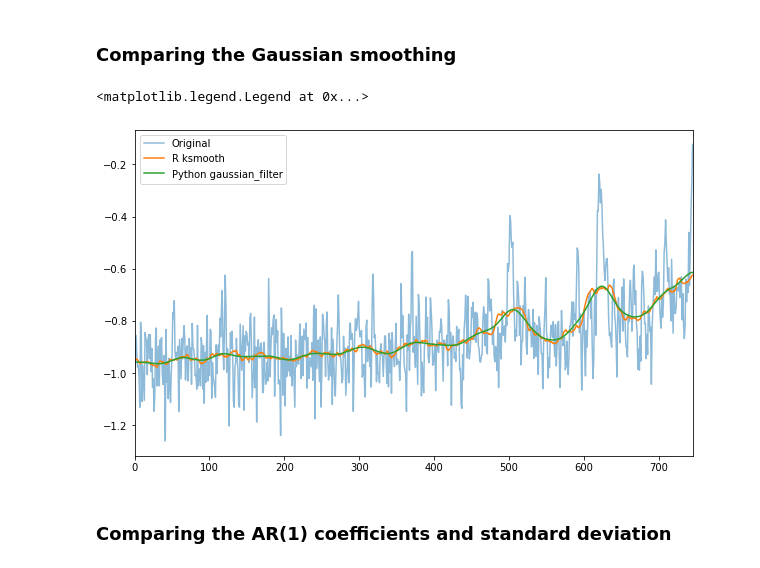
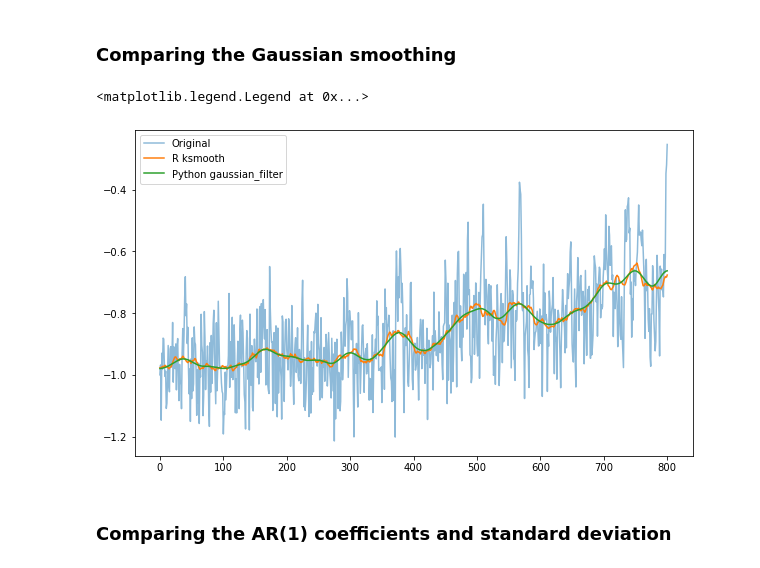
Before and after one commit to BeatrizArellano/regimeshifts, a Jupyter notebook: notebooks/Ews_Python_vs_R.ipynb, the cells around one changed output. Cells and saved outputs as stored; diff of their text form; code cells hidden in the pictures.

```diff
--- a/notebooks/Ews_Python_vs_R.ipynb
+++ b/notebooks/Ews_Python_vs_R.ipynb
@@ -48,13 +48,13 @@ ax.legend();
 # %%
 smooth_python = bef_rs.gaussian_det(bW=40).trend
 fig, ax = plt.subplots(figsize=(10,6))
-bef_rs.plot(ax=ax, alpha=0.5,label='Original')
+bef_rs[0].plot(ax=ax, alpha=0.5,label='Original')
 ax.plot(smooth_r,label='R ksmooth')
 ax.plot(smooth_python,label='Python gaussian_filter')
 ax.legend()
 # %% [output]
 <matplotlib.legend.Legend at 0x...>
-[figure, old version]
+[figure, new version]
 # %%
 ar1_python = bef_rs.ar1(detrend=True,bW=40,wL=0.2)
 var_python = bef_rs.var(detrend=True,bW=40,wL=0.2)
```
Also changed, not shown: parts of 4 cells of this notebook.
